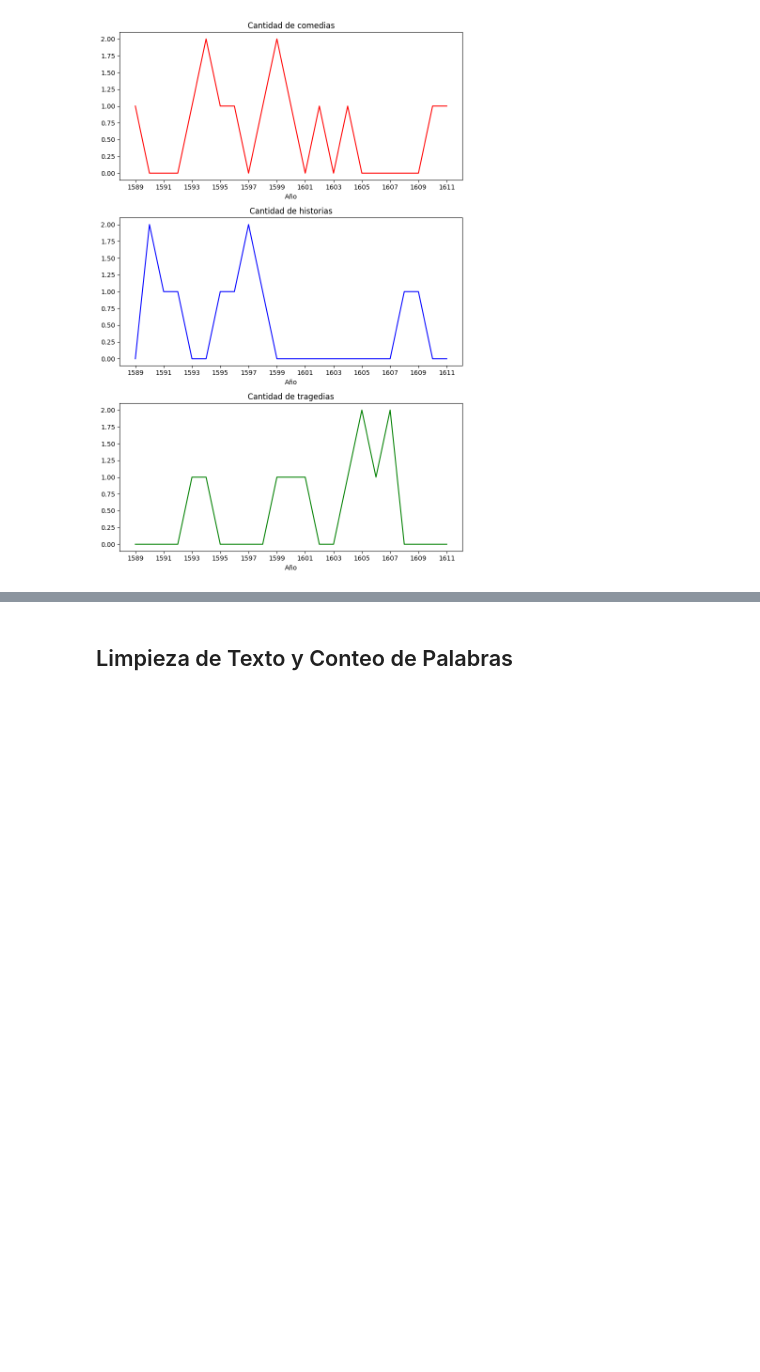
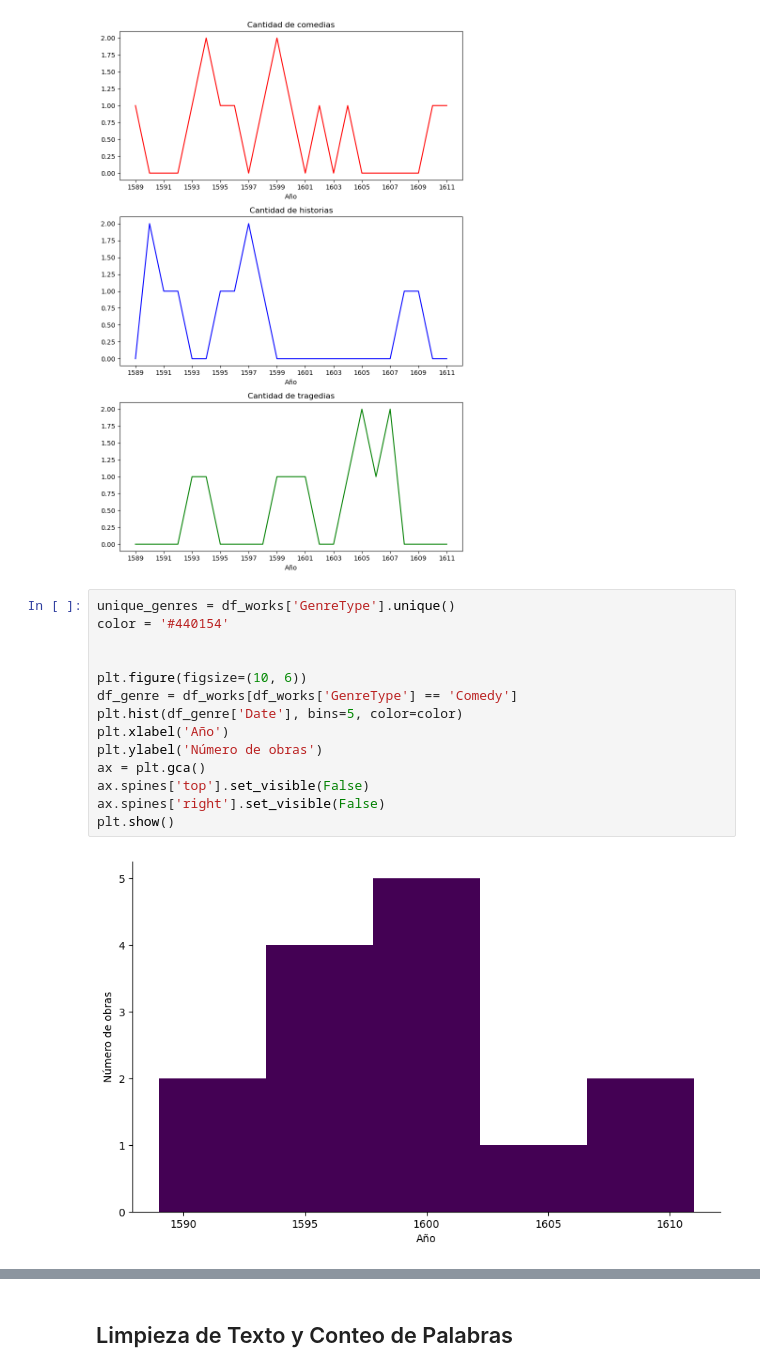
Before and after one commit to MariaEugenia/IntroCD, a Jupyter notebook: Tarea_1/shakespeare_propuesta.ipynb, the cells around one changed output, grey strips where cells are left out. Drawn from its saved outputs; the diff is of its cells as text; blank space fills up the shorter version.

```diff
--- a/Tarea_1/shakespeare_propuesta.ipynb
+++ b/Tarea_1/shakespeare_propuesta.ipynb
@@ -292,3 +338,19 @@ plt.savefig('analisis_genero.png')
 plt.show()
 # %% [output]
 [figure]
+# %%
+unique_genres = df_works['GenreType'].unique()
+color = '#440154'
+
+
+plt.figure(figsize=(10, 6))
+df_genre = df_works[df_works['GenreType'] == 'Comedy']
+plt.hist(df_genre['Date'], bins=5, color=color)
+plt.xlabel('Año')
+plt.ylabel('Número de obras')
+ax = plt.gca()
+ax.spines['top'].set_visible(False)
+ax.spines['right'].set_visible(False)
+plt.show()
+# %% [output]
+[figure, added]
```
Also changed, not shown: parts of 14 cells of this notebook, 5 other files.
